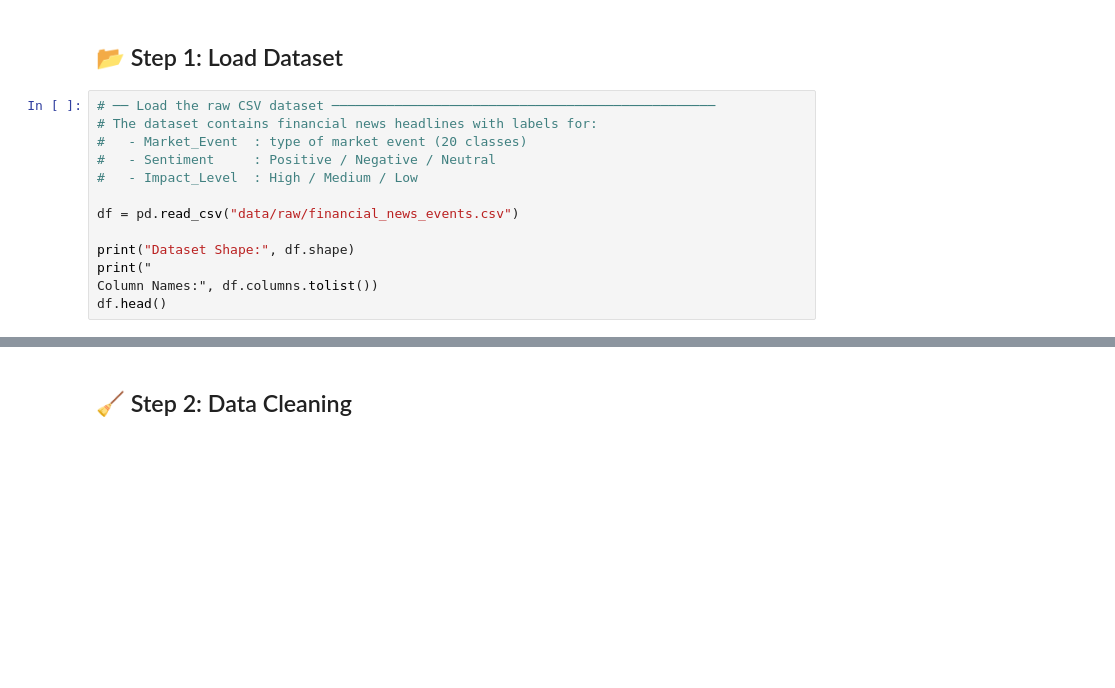
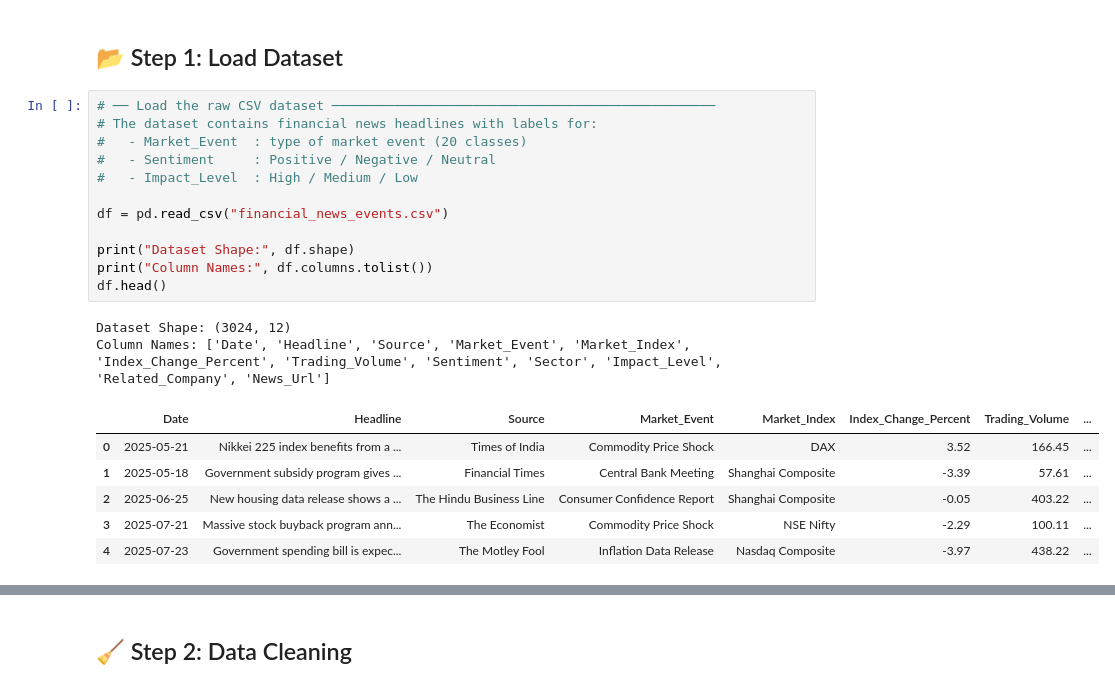
Before and after one commit to SrileakhanaMangapathi/multi-task-financial-news-analysis, a Jupyter notebook: notebooks/01_EDA.ipynb, the cells around one changed output, grey strips where cells are left out. Cells and saved outputs as stored; diff of their text form; blank space fills up the shorter version.

```diff
--- a/notebooks/01_EDA.ipynb
+++ b/notebooks/01_EDA.ipynb
@@ -31,16 +51,24 @@ print("All libraries loaded successfully!")
 # %%
 # ── Load the raw CSV dataset ─────────────────────────────────────────────────
 # The dataset contains financial news headlines with labels for:
 #   - Market_Event  : type of market event (20 classes)
 #   - Sentiment     : Positive / Negative / Neutral
 #   - Impact_Level  : High / Medium / Low
 
-df = pd.read_csv("data/raw/financial_news_events.csv")
+df = pd.read_csv("financial_news_events.csv")
 
 print("Dataset Shape:", df.shape)
-print("
-Column Names:", df.columns.tolist())
+print("Column Names:", df.columns.tolist())
 df.head()
+# %% [output]
+Dataset Shape: (3024, 12)
+Column Names: ['Date', 'Headline', 'Source', 'Market_Event', 'Market_Index', 'Index_Change_Percent', 'Trading_Volume', 'Sentiment', 'Sector', 'Impact_Level', 'Related_Company', 'News_Url']
+|  | Date | Headline | Source | Market_Event | Market_Index | Index_Change_Percent | Trading_Volume | ... |
+| 0 | 2025-05-21 | Nikkei 225 index benefits from a ... | Times of India | Commodity Price Shock | DAX | 3.52 | 166.45 | ... |
+| 1 | 2025-05-18 | Government subsidy program gives ... | Financial Times | Central Bank Meeting | Shanghai Composite | -3.39 | 57.61 | ... |
+| 2 | 2025-06-25 | New housing data release shows a ... | The Hindu Business Line | Consumer Confidence Report | Shanghai Composite | -0.05 | 403.22 | ... |
+| 3 | 2025-07-21 | Massive stock buyback program ann... | The Economist | Commodity Price Shock | NSE Nifty | -2.29 | 100.11 | ... |
+| 4 | 2025-07-23 | Government spending bill is expec... | The Motley Fool | Inflation Data Release | Nasdaq Composite | -3.97 | 438.22 | ... |
 # %%
 # ── Check data types and missing values ──────────────────────────────────────
 print("Data Types:")
```
Also changed, not shown: parts of 7 cells of this notebook.
